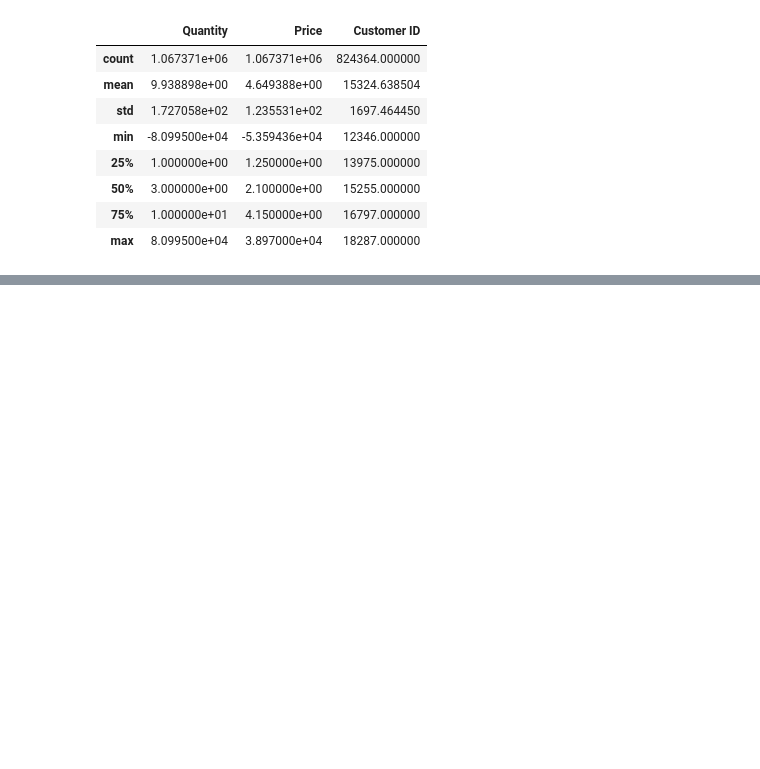
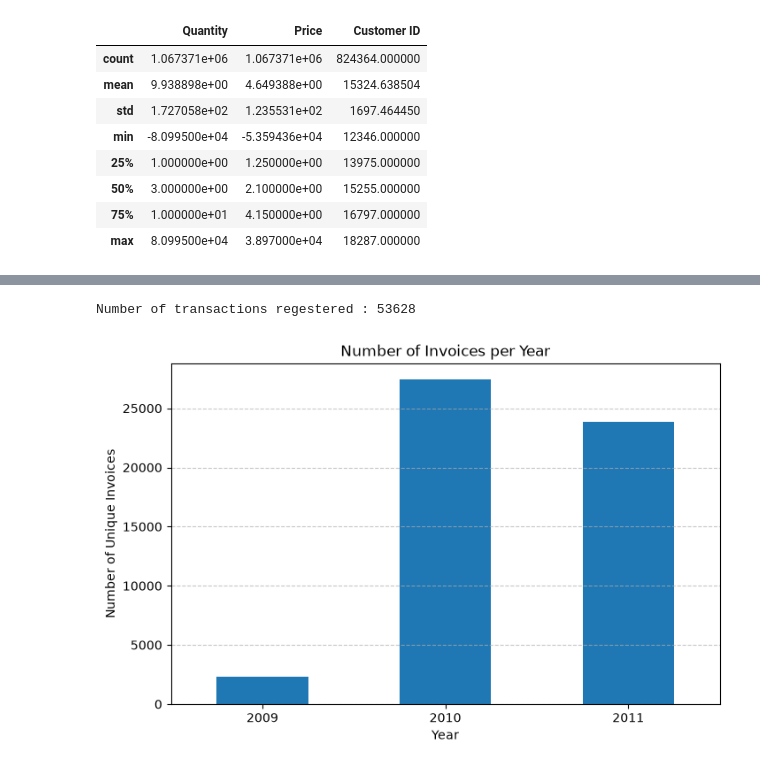
Before and after one commit to SahilLASKAR13/customer-segmentation-retention-analysis, a Jupyter notebook: notebook/CSRA.ipynb, the cells around one changed output, grey strips where cells are left out. Cells and saved outputs as stored; diff of their text form; code cells hidden in the pictures; blank space fills up the shorter version.

```diff
--- a/notebook/CSRA.ipynb
+++ b/notebook/CSRA.ipynb
@@ -73,0 +206,6 @@ df.describe()
+# %%
+#  the transaction period
+
+df['InvoiceDate'] = pd.to_datetime(df['InvoiceDate'])
+
+print(f"Data ranges from {df['InvoiceDate'].min()} to {df['InvoiceDate'].max()}")
@@ -73,0 +214,27 @@ df.describe()
+# %%
+print(f"Number of transactions regestered : {df['Invoice'].nunique()}")
+# %% [output]
+Number of transactions regestered : 53628
+# %%
+# Convert InvoiceDate to datetime
+df['InvoiceDate'] = pd.to_datetime(df['InvoiceDate'])
+
+# Extract year
+df['Year'] = df['InvoiceDate'].dt.year
+
+# Count unique invoices per year
+invoice_per_year = df.groupby('Year')['Invoice'].nunique()
+
+# Plot
+plt.figure(figsize=(8,5))
+invoice_per_year.plot(kind='bar')
+
+plt.title('Number of Invoices per Year')
+plt.xlabel('Year')
+plt.ylabel('Number of Unique Invoices')
+plt.xticks(rotation=0)
+plt.grid(axis='y', linestyle='--', alpha=0.7)
+
+plt.show()
+# %% [output]
+[figure, added]
```
Also changed, not shown: parts of 13 cells of this notebook.
